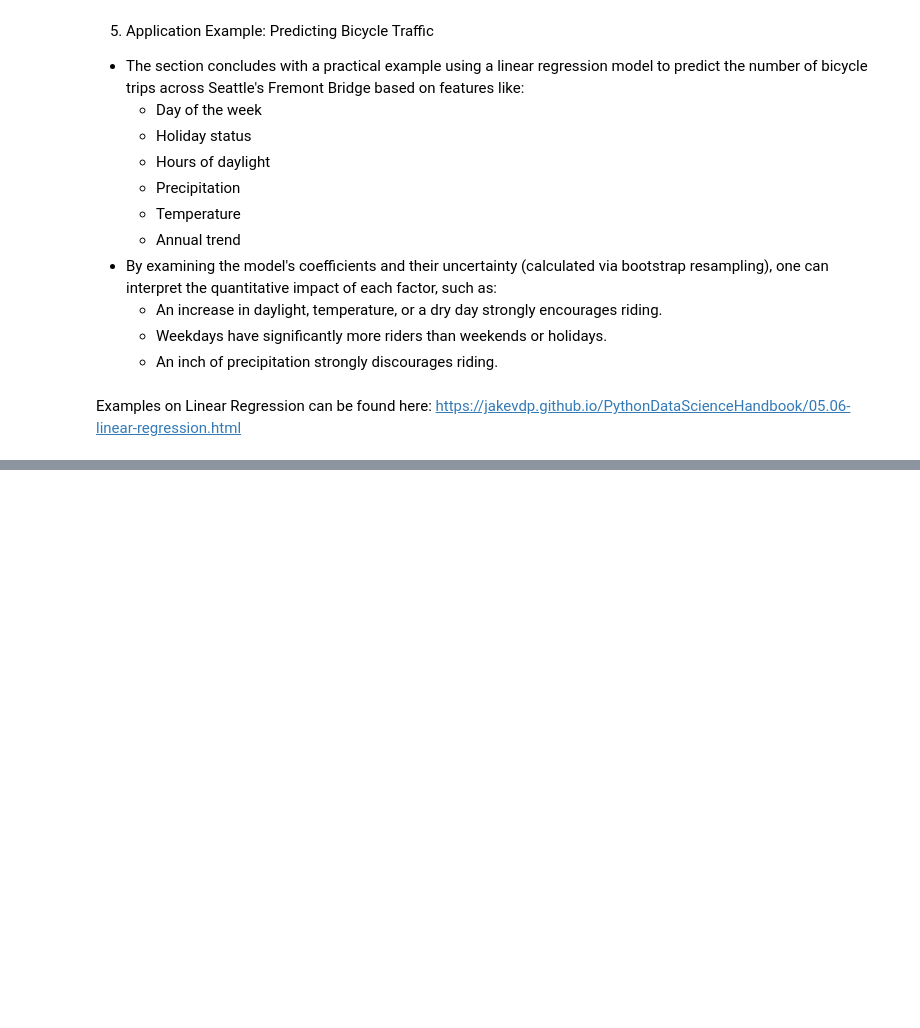
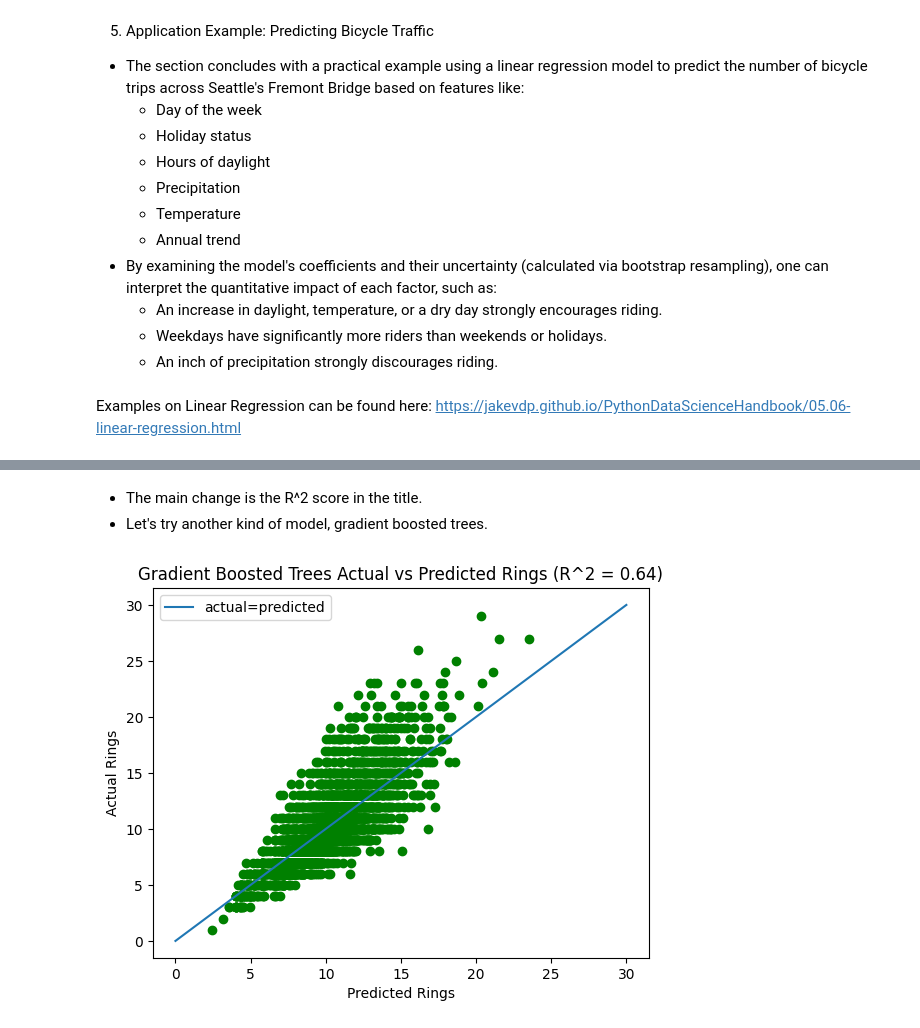
Before and after one commit to kaylamwong/Week-11-Exploratory-Data-Analysis-, a Jupyter notebook: Build a Model Fast (Introduction to Scikit-learn).ipynb, the cells around one changed output, grey strips where cells are left out. Saved outputs shown, nothing was run; the diff lists cells and outputs as text; code cells hidden in the pictures; blank space fills up the shorter version.

```diff
--- a/Build a Model Fast (Introduction to Scikit-learn).ipynb
+++ b/Build a Model Fast (Introduction to Scikit-learn).ipynb
@@ -296,0 +491,11 @@ Regression in Scikit- Learn
+# %% [markdown]
+- The main change is the R^2 score in the title.
+- Let's try another kind of model, gradient boosted trees.
+# %%
+import sklearn.ensemble
+
+gradient_boosting_model = sklearn.ensemble.GradientBoostingRegressor()
+gradient_boosting_model.fit(abalone_features, abalone_target)
+plot_model("Gradient Boosted Trees", gradient_boosting_model)
+# %% [output]
+[figure, added]
```
Also changed, not shown: parts of 41 cells of this notebook.
